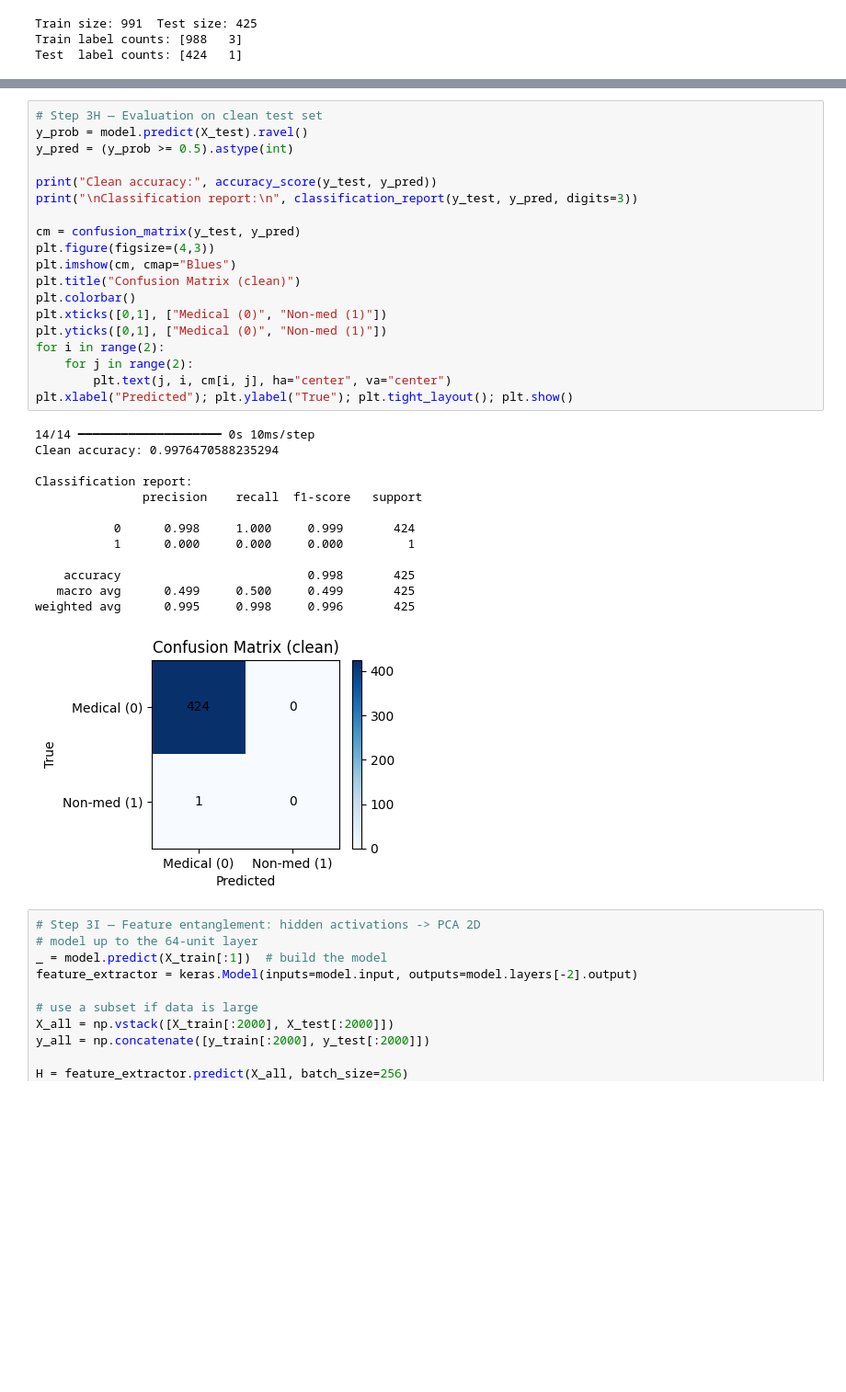
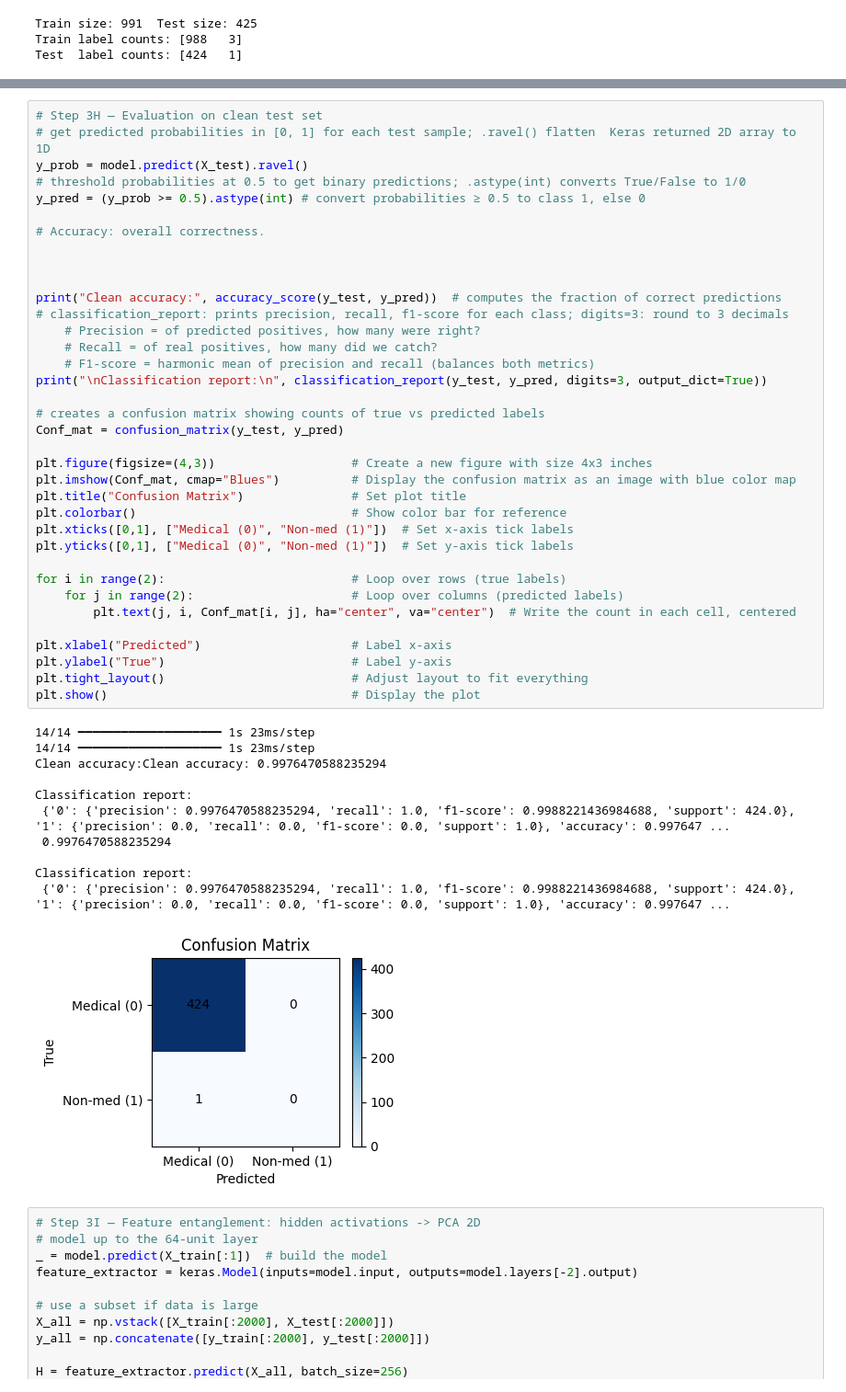
Before and after one commit to sgh4000/CDT-D2AIR-NLP, a Jupyter notebook: medical_query_trial2.ipynb, the cells around one changed output, grey strips where cells are left out. Shown: that part at 92% size. Saved outputs shown, nothing was run; the diff lists cells and outputs as text; blank space fills up the shorter version.

```diff
--- a/medical_query_trial2.ipynb
+++ b/medical_query_trial2.ipynb
@@ -266,36 +285,51 @@ plt.show()                                       # Display the plot
 # %%
 # Step 3H — Evaluation on clean test set
+# get predicted probabilities in [0, 1] for each test sample; .ravel() flatten  Keras returned 2D array to 1D
 y_prob = model.predict(X_test).ravel()
-y_pred = (y_prob >= 0.5).astype(int)
+# threshold probabilities at 0.5 to get binary predictions; .astype(int) converts True/False to 1/0
+y_pred = (y_prob >= 0.5).astype(int) # convert probabilities ≥ 0.5 to class 1, else 0
 
-print("Clean accuracy:", accuracy_score(y_test, y_pred))
-print("\nClassification report:\n", classification_report(y_test, y_pred, digits=3))
+# Accuracy: overall correctness.
 
-cm = confusion_matrix(y_test, y_pred)
-plt.figure(figsize=(4,3))
-plt.imshow(cm, cmap="Blues")
-plt.title("Confusion Matrix (clean)")
-plt.colorbar()
-plt.xticks([0,1], ["Medical (0)", "Non-med (1)"])
-plt.yticks([0,1], ["Medical (0)", "Non-med (1)"])
-for i in range(2):
-    for j in range(2):
-        plt.text(j, i, cm[i, j], ha="center", va="center")
-plt.xlabel("Predicted"); plt.ylabel("True"); plt.tight_layout(); plt.show()
+
+
+print("Clean accuracy:", accuracy_score(y_test, y_pred))  # computes the fraction of correct predictions
+# classification_report: prints precision, recall, f1-score for each class; digits=3: round to 3 decimals
+    # Precision = of predicted positives, how many were right?
+    # Recall = of real positives, how many did we catch?
+    # F1-score = harmonic mean of precision and recall (balances both metrics)
+print("\nClassification report:\n", classification_report(y_test, y_pred, digits=3, output_dict=True))
+
+# creates a confusion matrix showing counts of true vs predicted labels
+Conf_mat = confusion_matrix(y_test, y_pred)
+
+plt.figure(figsize=(4,3))                   # Create a new figure with size 4x3 inches
+plt.imshow(Conf_mat, cmap="Blues")          # Display the confusion matrix as an image with blue color map
+plt.title("Confusion Matrix")               # Set plot title
+plt.colorbar()                              # Show color bar for reference
+plt.xticks([0,1], ["Medical (0)", "Non-med (1)"])  # Set x-axis tick labels
+plt.yticks([0,1], ["Medical (0)", "Non-med (1)"])  # Set y-axis tick labels
+
+for i in range(2):                          # Loop over rows (true labels)
+    for j in range(2):                      # Loop over columns (predicted labels)
+        plt.text(j, i, Conf_mat[i, j], ha="center", va="center")  # Write the count in each cell, centered
+
+plt.xlabel("Predicted")                     # Label x-axis
+plt.ylabel("True")                          # Label y-axis
+plt.tight_layout()                          # Adjust layout to fit everything
+plt.show()                                  # Display the plot
 # %% [output]
-14/14 ━━━━━━━━━━━━━━━━━━━━ 0s 10ms/step
-Clean accuracy: 0.9976470588235294
+14/14 ━━━━━━━━━━━━━━━━━━━━ 1s 23ms/step
+14/14 ━━━━━━━━━━━━━━━━━━━━ 1s 23ms/step
+Clean accuracy:Clean accuracy: 0.9976470588235294
 
 Classification report:
-               precision    recall  f1-score   support
+ {'0': {'precision': 0.9976470588235294, 'recall': 1.0, 'f1-score': 0.9988221436984688, 'support': 424.0}, '1': {'precision': 0.0, 'recall': 0.0, 'f1-score': 0.0, 'support': 1.0}, 'accuracy': 0.997647 ...
+ 0.9976470588235294
 
-           0      0.998     1.000     0.999       424
-           1      0.000     0.000     0.000         1
-
-    accuracy                          0.998       425
-   macro avg      0.499     0.500     0.499       425
-weighted avg      0.995     0.998     0.996       425
+Classification report:
+ {'0': {'precision': 0.9976470588235294, 'recall': 1.0, 'f1-score': 0.9988221436984688, 'support': 424.0}, '1': {'precision': 0.0, 'recall': 0.0, 'f1-score': 0.0, 'support': 1.0}, 'accuracy': 0.997647 ...
-[figure, old version]
+[figure, new version]
 # %%
 # Step 3I — Feature entanglement: hidden activations -> PCA 2D
 # model up to the 64-unit layer
```
Also changed, not shown: parts of 7 cells of this notebook.
